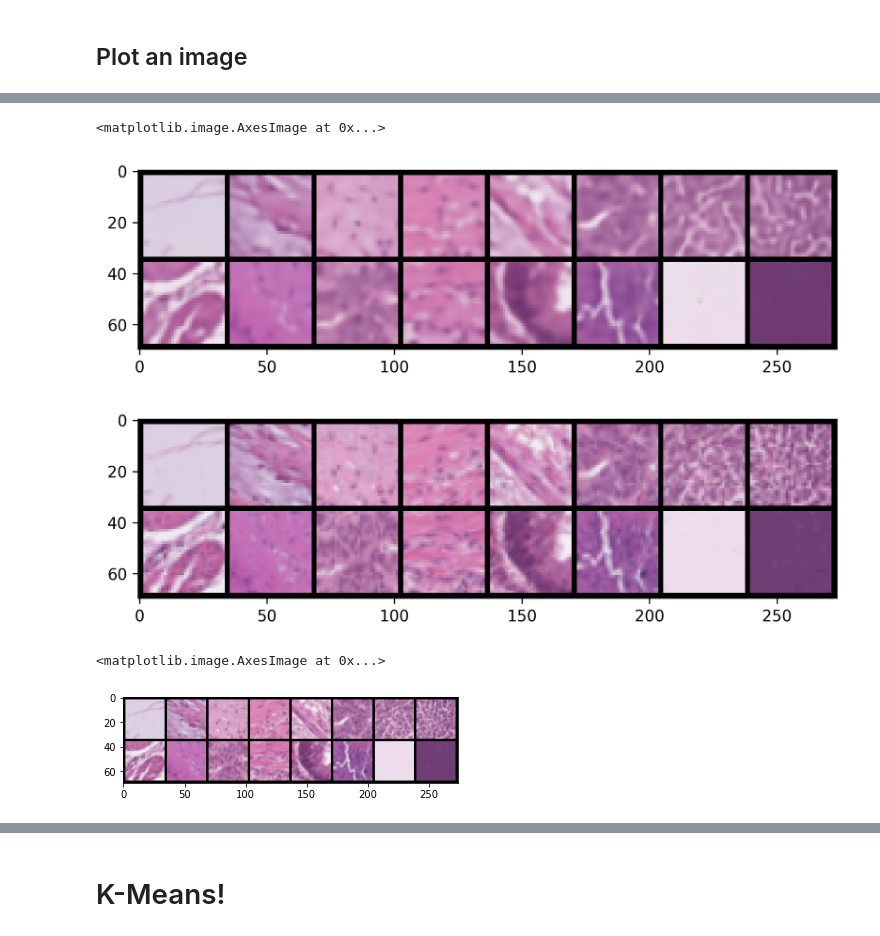
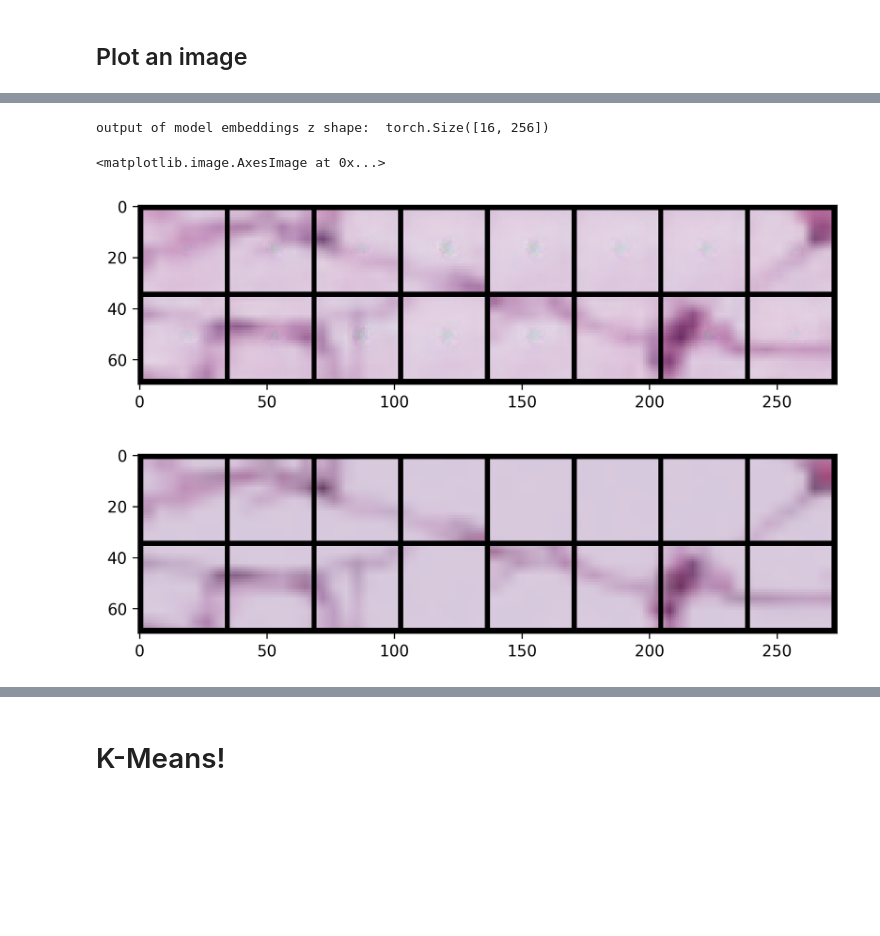
Before and after one commit to usama13o/GCNs, a Jupyter notebook: VAE_implementation_in_PyTorch_Lightning.ipynb, the cells around one changed output, grey strips where cells are left out. Saved outputs shown, nothing was run; the diff lists cells and outputs as text; code cells hidden in the pictures; blank space fills up the shorter version.

```diff
--- a/VAE_implementation_in_PyTorch_Lightning.ipynb
+++ b/VAE_implementation_in_PyTorch_Lightning.ipynb
@@ -1048,26 +1166,30 @@ len(val_data)
 Using downloaded and verified file: /home/uz1/DATA!/medmnist/pathmnist.npz
 10004
 # %%
-# lr logging
+#`` lr logging
 from pytorch_lightning.callbacks import LearningRateMonitor, ModelCheckpoint
 from callbacks import  TestReconCallback_vae,TestReconCallback_ae
 import os
+import random
+import datetime
 
 callbacks = []
 lr_monitor = LearningRateMonitor(logging_interval="epoch")
 callbacks.append(lr_monitor)
 
 # save checkpoint on last epoch only
-ckpt = ModelCheckpoint(f"/home/uz1/projects/GCN/logging/{data.__class__.__name__}/",
-                       monitor="mse",
+ckpt = ModelCheckpoint(f"/home/uz1/projects/GCN/logging/{data.__class__.__name__}/{datetime.datetime.now().strftime('%Y_%m_%d')}",
+                       monitor="elbo",
                        save_weights_only=True)
 callbacks.append(ckpt)
 
 # add test for mid-train recon viewing
-test = [data[x][0] for x in range(16)]
-test = torch.stack(test, 0)
-testRecon = TestReconCallback_ae(test)
+test = [data[x][0] for x in random.sample(range(len(data)), 1)]
+
+test = torch.stack(test, 0).squeeze()
+testRecon = TestReconCallback_vae(test)
 callbacks.append(testRecon)
+#
 # %% [markdown]
 Now we train!
 # %%
@@ -1117,6 +1239,8 @@ load the pre-trained model.
 # %%
 
-vae = VAE(input_height=data[0][0].shape[1], latent_dim=1024)
-vae = vae.load_from_checkpoint("/home/uz1/projects/GCN/logging/epoch=128-step=45278.ckpt")
+vae = VAE(input_height=data[0][0].shape[2], latent_dim=256)
+# vae = vae.load_from_checkpoint("/home/uz1/projects/GCN/logging/epoch=128-step=45278.ckpt") # pathmnist
+# vae = vae.load_from_checkpoint("/home/uz1/projects/GCN/logging/DermaMNIST/epoch=378-step=10232.ckpt") # derma
+vae = vae.load_from_checkpoint("/home/uz1/projects/GCN/logging/PathMNIST/2023_02_18/epoch=9-step=74990.ckpt") # bloodmnist
 # %% [markdown]
 ## Plot an image
@@ -1128,47 +1292,56 @@ from pl_bolts.transforms.dataset_normalizations import cifar10_normalization
 
 figure(figsize=(8, 3), dpi=300)
 # real teest data
 num_preds = 16
-test = [data[x][0] for x in range(num_preds)]
-test = torch.stack(test, 0).to(vae.device)
+# test = [data[x][0] for x in range(num_preds)]
+
+if data[0][0].dim() > 3:
+    test = [data[x][0] for x in random.sample(range(len(data)), 1)]
+    # test = test[0]
+else:
+    test = [data[x][0] for x in random.sample(range(len(data)), num_preds)]
+
+test = torch.stack(test, 0).to(vae.device).squeeze()
 if vae.__class__.__name__ == "VAE":
+    # if chnnels are 1, then we repeat it 3 times
+    if test.shape[1] == 1:
+        test = test.repeat(1, 3, 1, 1)
     x_encoded = vae.encoder(test)
 
     mu, log_var = vae.fc_mu(x_encoded), vae.fc_var(x_encoded)
     std = torch.exp(log_var / 2)
     # Z COMES FROM NORMAL(0, 1)
     p = torch.distributions.Normal(mu, std)
     z = p.rsample()
 
+    print("output of model embeddings z shape: ", z.shape)
     # SAMPLE IMAGES
     with torch.no_grad():
         pred = vae.decoder(z.to(vae.device)).cpu()
 elif vae.__class__.__name__ == "deeplab":
     with torch.no_grad():
         pred = vae(test).cpu()
 
 # UNDO DATA NORMALIZATION
 # normalize = cifar10_normalization()
 # mean, std = np.array(normalize.mean), np.array(normalize.std)
-img = make_grid(pred).permute(1, 2, 0).numpy() * 1  # std + mean
+img = make_grid(pred).permute(1, 2, 0).cpu().numpy() * 1  # std + mean
 
 # PLOT IMAGES
 imshow(img)
 
 figure(figsize=(8, 3), dpi=300)
-img_ = make_grid(test).permute(1, 2, 0).numpy() * 1  # std + mean
+img_ = make_grid(test).permute(1, 2, 0).cpu().numpy() * 1  # std + mean
 imshow(img_)
 # %% [output]
-<matplotlib.image.AxesImage at 0x...>
+output of model embeddings z shape:  torch.Size([16, 256])
+<matplotlib.image.AxesImage at 0x...>
-[figure, old version]
+[figure, new version]
-[figure, old version]
+[figure, new version]
 # %%
 #view samples in test set
-img = make_grid(test).permute(1, 2, 0).numpy() * 1  # std + mean
+img = make_grid(test).permute(1, 2, 0).cpu().numpy() * 1  # std + mean
 imshow(img)
-# %% [output]
-<matplotlib.image.AxesImage at 0x...>
-[figure, removed]
 # %%
 from torchvision.transforms import ToPILImage
 
```
Also changed, not shown: parts of 75 cells of this notebook, 9 other files.
